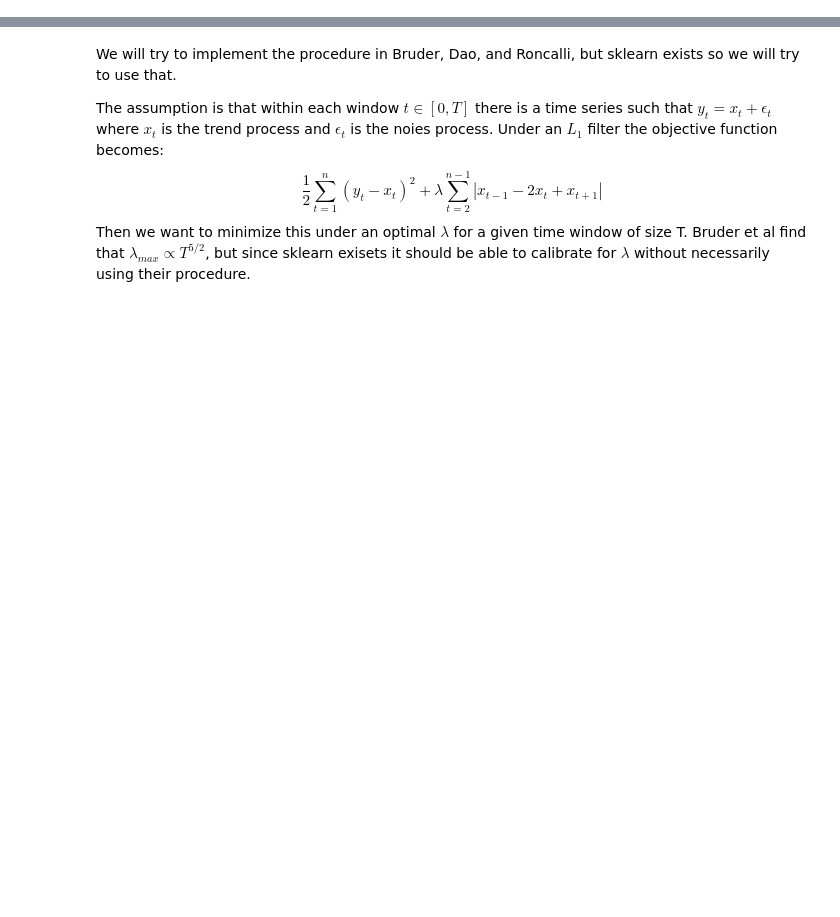
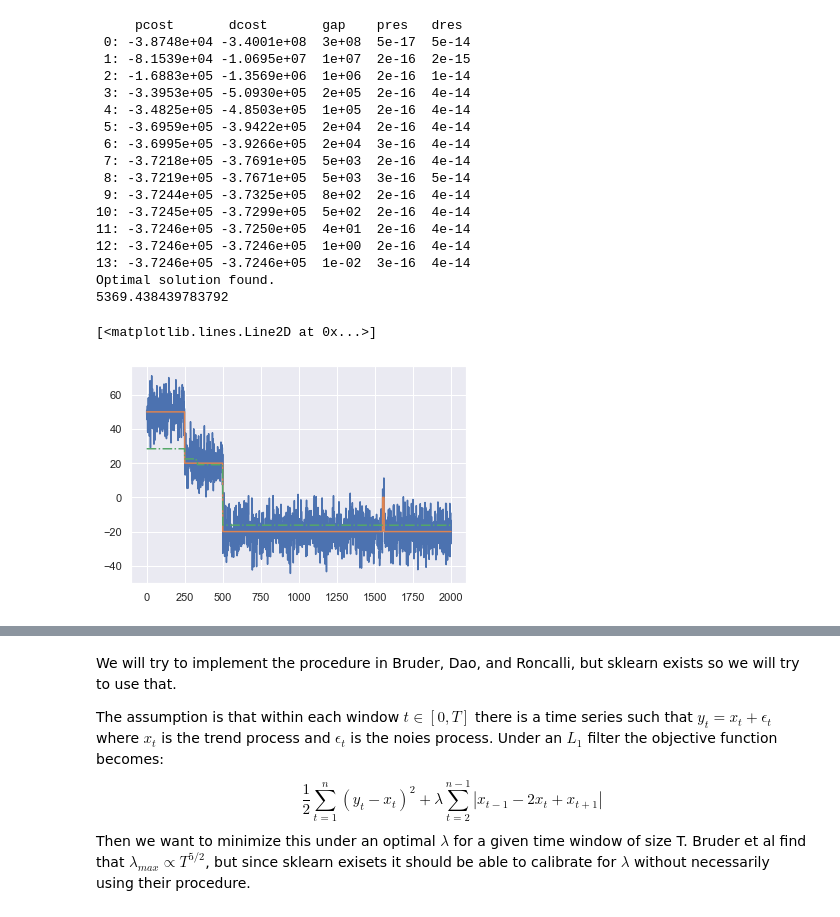
Before and after one commit to stevenkxu/StatisticalArbitragePraxis, a Jupyter notebook: Lasso.ipynb, the cells around one changed output, grey strips where cells are left out. Saved outputs shown, nothing was run; the diff lists cells and outputs as text; code cells hidden in the pictures; blank space fills up the shorter version.

```diff
--- a/Lasso.ipynb
+++ b/Lasso.ipynb
@@ -11,0 +224,12 @@ sns.set()
+# %%
+D = make_dif1(size)
+
+lmax = np.linalg.norm( np.linalg.inv(np.matmul(D, D.T))*np.matmul(D, fakedata) , np.inf)
+# %%
+m = 12
+p = m
+n = 15
+
+T1 = 400
+T2 = 50
+interval = (fakedata.shape[0]-450)/(m-1)
@@ -12 +337,49 @@ sns.set()
+# %%
+n = len(fakedata)
+y = fakedata
+D = make_dif1(n)
+lbest = errors[rowcoord,0]
+# lbest = 1000
+q = copt.matrix(-np.matmul(y.T, D.T).reshape(-1,1))
+P = copt.matrix(np.matmul(D, D.T))
+In1 = np.identity(n-1)
+g = np.vstack((In1, -In1))
+G = copt.matrix(g)
+h1s = np.ones(n-1).reshape(-1,1)*lbest
+H = np.vstack((h1s, h1s))
+h = copt.matrix(H)
+
+# q = y.T * D.T
+# P = D D.T
+# G =  1
+# h = lbest (mx1)
+
+sol = copt.solvers.qp(P, q, G = G, h = h)
+
+filtv = np.array(sol['x'])
+xstar = y - np.matmul(D.T, filtv)
+plt.plot(y)
+plt.plot(fakesignal)
+print(lbest)
+plt.plot(xstar, '-.', markersize = 3)
+# %% [output]
+     pcost       dcost       gap    pres   dres
+ 0: -3.8748e+04 -3.4001e+08  3e+08  5e-17  5e-14
+ 1: -8.1539e+04 -1.0695e+07  1e+07  2e-16  2e-15
+ 2: -1.6883e+05 -1.3569e+06  1e+06  2e-16  1e-14
+ 3: -3.3953e+05 -5.0930e+05  2e+05  2e-16  4e-14
+ 4: -3.4825e+05 -4.8503e+05  1e+05  2e-16  4e-14
+ 5: -3.6959e+05 -3.9422e+05  2e+04  2e-16  4e-14
+ 6: -3.6995e+05 -3.9266e+05  2e+04  3e-16  4e-14
+ 7: -3.7218e+05 -3.7691e+05  5e+03  2e-16  4e-14
+ 8: -3.7219e+05 -3.7671e+05  5e+03  3e-16  5e-14
+ 9: -3.7244e+05 -3.7325e+05  8e+02  2e-16  4e-14
+10: -3.7245e+05 -3.7299e+05  5e+02  2e-16  4e-14
+11: -3.7246e+05 -3.7250e+05  4e+01  2e-16  4e-14
+12: -3.7246e+05 -3.7246e+05  1e+00  2e-16  4e-14
+13: -3.7246e+05 -3.7246e+05  1e-02  3e-16  4e-14
+Optimal solution found.
+5369.438439783792
+[<matplotlib.lines.Line2D at 0x...>]
+[figure, added]
 # %%
```
Also changed, not shown: parts of 76 cells of this notebook, 3 other files.
